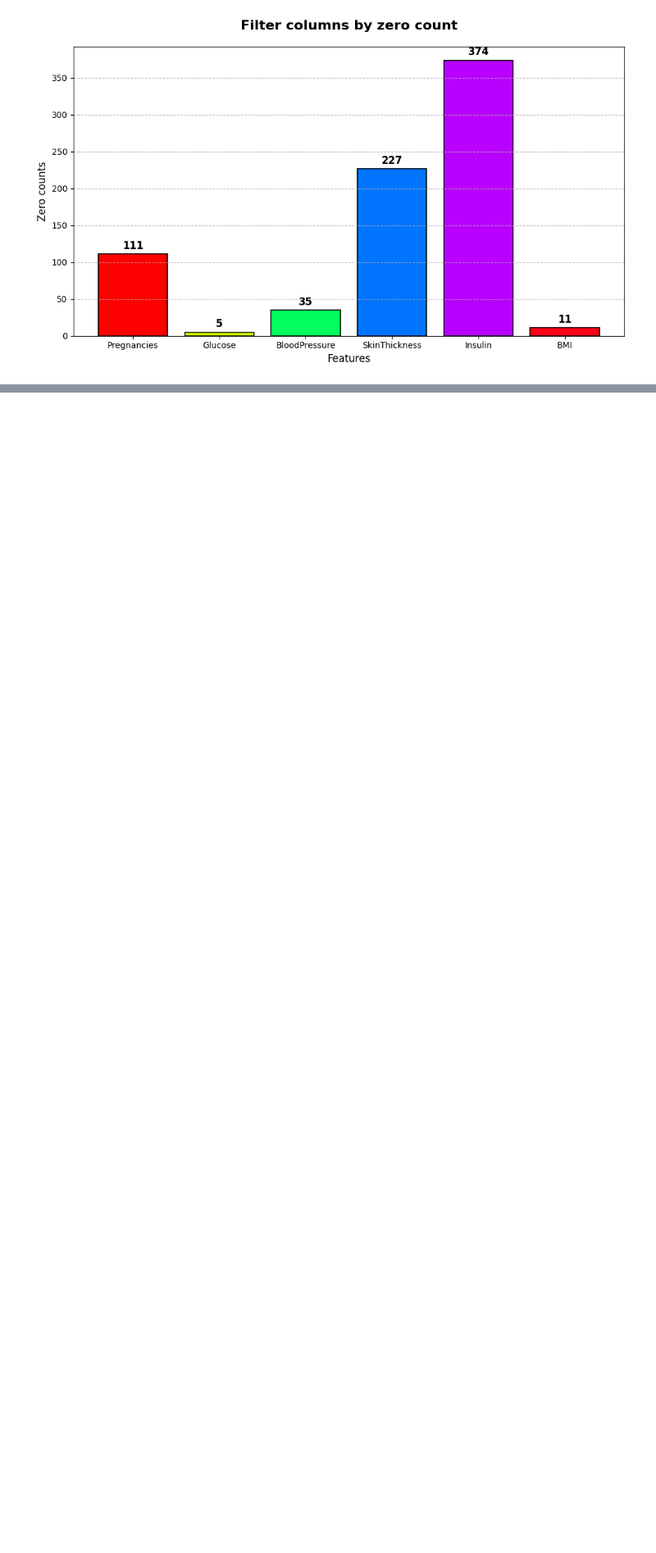
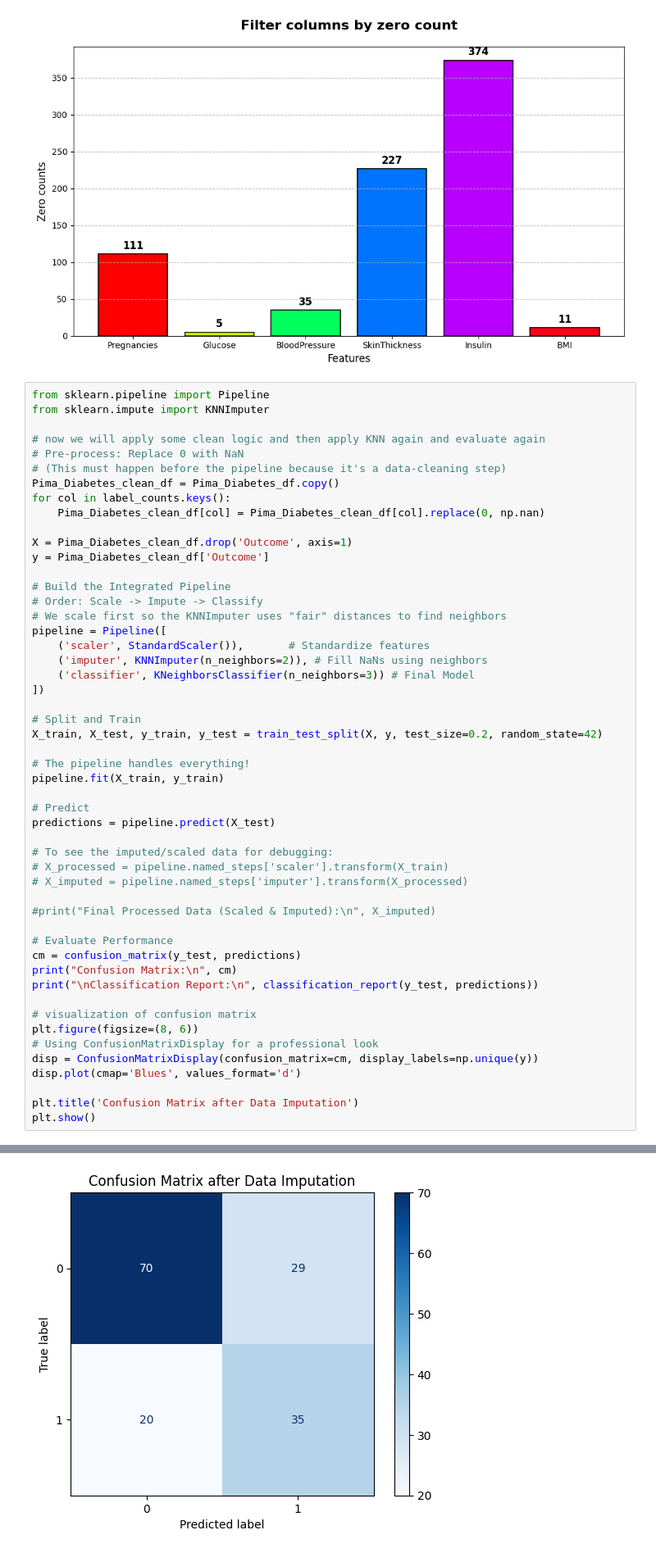
Before and after one commit to djcoder12091983/DSML, a Jupyter notebook: ML-projects/notebook/KNN.ipynb, the cells around one changed output, grey strips where cells are left out. Shown at 82% size. Drawn from its saved outputs; the diff is of its cells as text; blank space fills up the shorter version.

```diff
--- a/ML-projects/notebook/KNN.ipynb
+++ b/ML-projects/notebook/KNN.ipynb
@@ -337,3 +337,55 @@ plt.tight_layout()
 plt.show()
 # %% [output]
 [figure]
+# %%
+from sklearn.pipeline import Pipeline
+from sklearn.impute import KNNImputer
+
+# now we will apply some clean logic and then apply KNN again and evaluate again
+# Pre-process: Replace 0 with NaN
+# (This must happen before the pipeline because it's a data-cleaning step)
+Pima_Diabetes_clean_df = Pima_Diabetes_df.copy()
+for col in label_counts.keys():
+    Pima_Diabetes_clean_df[col] = Pima_Diabetes_clean_df[col].replace(0, np.nan)
+
+X = Pima_Diabetes_clean_df.drop('Outcome', axis=1)
+y = Pima_Diabetes_clean_df['Outcome']
+
+# Build the Integrated Pipeline
+# Order: Scale -> Impute -> Classify
+# We scale first so the KNNImputer uses "fair" distances to find neighbors
+pipeline = Pipeline([
+    ('scaler', StandardScaler()),       # Standardize features
+    ('imputer', KNNImputer(n_neighbors=2)), # Fill NaNs using neighbors
+    ('classifier', KNeighborsClassifier(n_neighbors=3)) # Final Model
+])
+
+# Split and Train
+X_train, X_test, y_train, y_test = train_test_split(X, y, test_size=0.2, random_state=42)
+
+# The pipeline handles everything!
+pipeline.fit(X_train, y_train)
+
+# Predict
+predictions = pipeline.predict(X_test)
+
+# To see the imputed/scaled data for debugging:
+# X_processed = pipeline.named_steps['scaler'].transform(X_train)
+# X_imputed = pipeline.named_steps['imputer'].transform(X_processed)
+
+#print("Final Processed Data (Scaled & Imputed):\n", X_imputed)
+
+# Evaluate Performance
+cm = confusion_matrix(y_test, predictions)
+print("Confusion Matrix:\n", cm)
+print("\nClassification Report:\n", classification_report(y_test, predictions))
+
+# visualization of confusion matrix
+plt.figure(figsize=(8, 6))
+# Using ConfusionMatrixDisplay for a professional look
+disp = ConfusionMatrixDisplay(confusion_matrix=cm, display_labels=np.unique(y))
+disp.plot(cmap='Blues', values_format='d')
+
+plt.title('Confusion Matrix after Data Imputation')
+plt.show()
+# %% [output]
@@ -339,0 +406 @@ plt.show()
+[figure, added]
```
Also changed, not shown: parts of 2 cells of this notebook, 2 other files.
